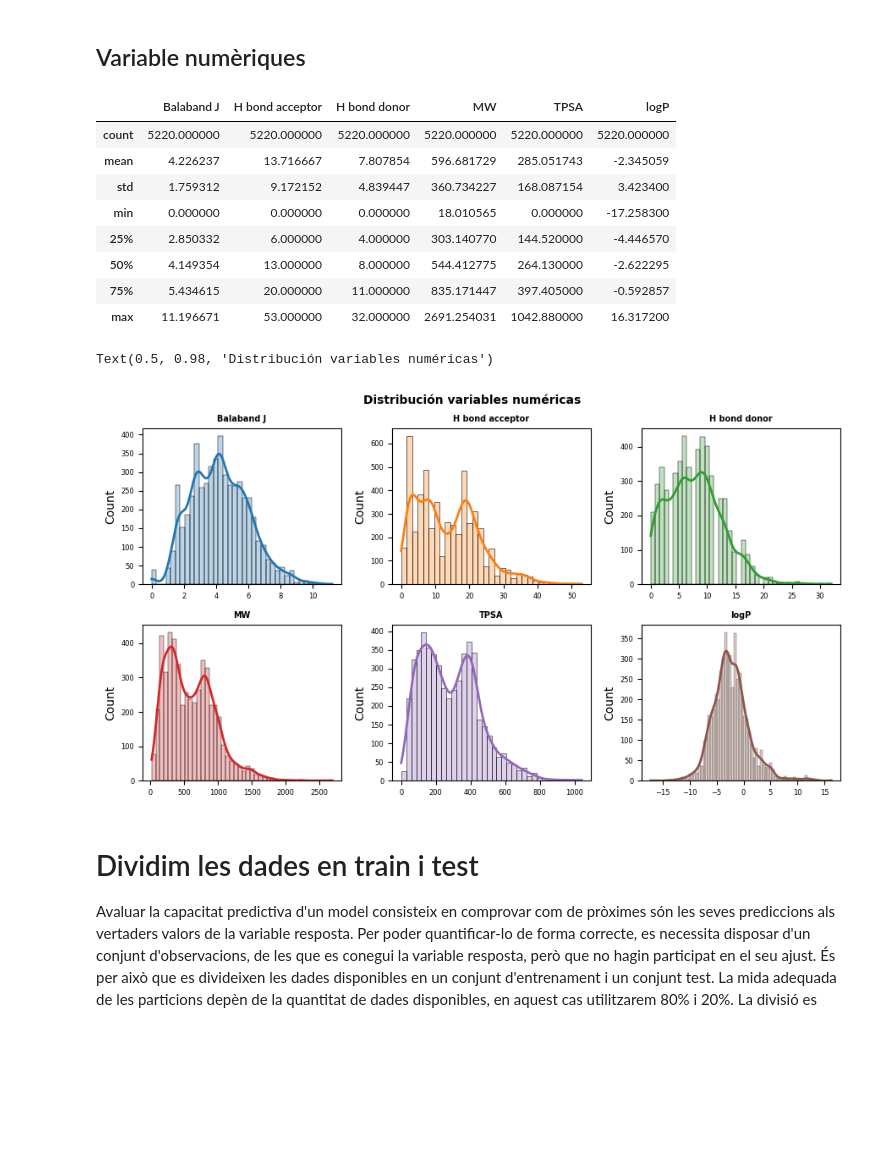
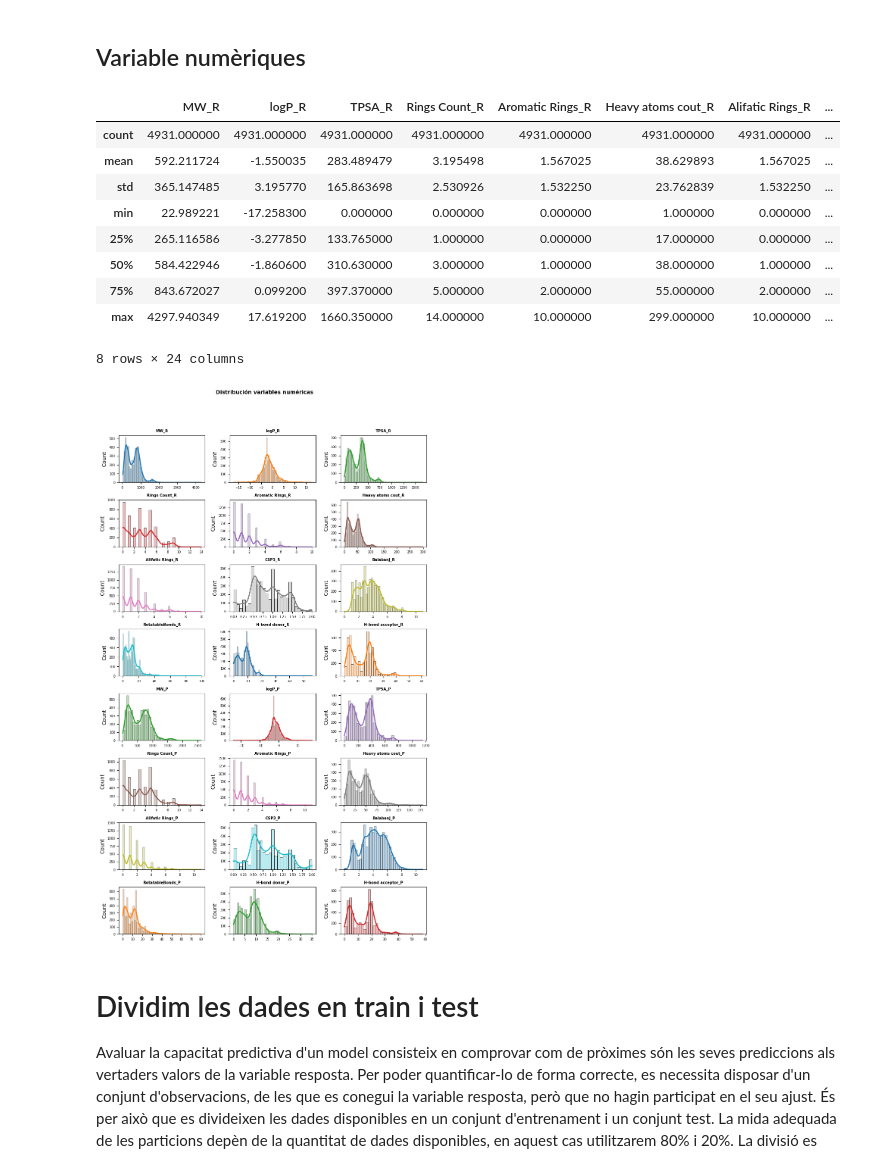
Before and after one commit to AnnaCanoRifa/EC_TFM, a Jupyter notebook: ML.ipynb, the cells around one changed output. Saved outputs shown, nothing was run; the diff lists cells and outputs as text; code cells hidden in the pictures; blank space fills up the shorter version.

```diff
--- a/ML.ipynb
+++ b/ML.ipynb
@@ -67,5 +63,5 @@ Abans d'entrenar un model predictiu, és molt important realitzar una eploració
 # %%
-input="data/RF.csv"
+input="data/datasetEC.csv"
 df = pd.read_csv(input, sep=",")
 df.head(4)
 # %% [output]
@@ -130,46 +139,47 @@ plot = df['ECNumber'].value_counts().plot(kind='pie', autopct='%.2f',
 # Variables numéricas
 df.select_dtypes(include=['float64']).describe()
 # %% [output]
-|  | Balaband J | H bond acceptor | H bond donor | MW | TPSA | logP |
-| count | 5220.000000 | 5220.000000 | 5220.000000 | 5220.000000 | 5220.000000 | 5220.000000 |
-| mean | 4.226237 | 13.716667 | 7.807854 | 596.681729 | 285.051743 | -2.345059 |
-| std | 1.759312 | 9.172152 | 4.839447 | 360.734227 | 168.087154 | 3.423400 |
-| min | 0.000000 | 0.000000 | 0.000000 | 18.010565 | 0.000000 | -17.258300 |
-| 25% | 2.850332 | 6.000000 | 4.000000 | 303.140770 | 144.520000 | -4.446570 |
-| 50% | 4.149354 | 13.000000 | 8.000000 | 544.412775 | 264.130000 | -2.622295 |
-| 75% | 5.434615 | 20.000000 | 11.000000 | 835.171447 | 397.405000 | -0.592857 |
-| max | 11.196671 | 53.000000 | 32.000000 | 2691.254031 | 1042.880000 | 16.317200 |
+|  | MW_R | logP_R | TPSA_R | Rings Count_R | Aromatic Rings_R | Heavy atoms cout_R | Alifatic Rings_R | ... |
+| count | 4931.000000 | 4931.000000 | 4931.000000 | 4931.000000 | 4931.000000 | 4931.000000 | 4931.000000 | ... |
+| mean | 592.211724 | -1.550035 | 283.489479 | 3.195498 | 1.567025 | 38.629893 | 1.567025 | ... |
+| std | 365.147485 | 3.195770 | 165.863698 | 2.530926 | 1.532250 | 23.762839 | 1.532250 | ... |
+| min | 22.989221 | -17.258300 | 0.000000 | 0.000000 | 0.000000 | 1.000000 | 0.000000 | ... |
+| 25% | 265.116586 | -3.277850 | 133.765000 | 1.000000 | 0.000000 | 17.000000 | 0.000000 | ... |
+| 50% | 584.422946 | -1.860600 | 310.630000 | 3.000000 | 1.000000 | 38.000000 | 1.000000 | ... |
+| 75% | 843.672027 | 0.099200 | 397.370000 | 5.000000 | 2.000000 | 55.000000 | 2.000000 | ... |
+| max | 4297.940349 | 17.619200 | 1660.350000 | 14.000000 | 10.000000 | 299.000000 | 10.000000 | ... |
+8 rows × 24 columns
 # %%
-# Grafic de distribució per cada variable numèrica.
 import seaborn as sns
+import matplotlib.pyplot as plt
 
 # Ajustar número de subplots en función del número de columnas
-fig, axes = plt.subplots(nrows=2, ncols=3, figsize=(9, 5))
+fig, axes = plt.subplots(nrows=8, ncols=3, figsize=(9, 15))
 axes = axes.flat
 columnas_numeric = df.select_dtypes(include=['float64']).columns
 
-for i, colum in enumerate(columnas_numeric):
+for i, column in enumerate(columnas_numeric):
     sns.histplot(
         data     = df,
-        x        = colum,
+        x        = column,
         stat     = "count",
         kde      = True,
-        color    = (list(plt.rcParams['axes.prop_cycle'])*2)[i]["color"],
+        color    = (list(plt.rcParams['axes.prop_cycle'])*4)[i]["color"],
         line_kws = {'linewidth': 2},
         alpha    = 0.3,
         ax       = axes[i]
     )
-    axes[i].set_title(colum, fontsize = 7, fontweight = "bold")
-    axes[i].tick_params(labelsize = 6)
+    axes[i].set_title(column, fontsize=7, fontweight="bold")
+    axes[i].tick_params(labelsize=6)
     axes[i].set_xlabel("")
 
+fig.tight_layout()
+plt.subplots_adjust(top=0.9)
+fig.suptitle('Distribución variables numéricas', fontsize=10, fontweight="bold")
 
-fig.tight_layout()
-plt.subplots_adjust(top = 0.9)
-fig.suptitle('Distribución variables numéricas', fontsize = 10, fontweight = "bold")
+plt.show()
 # %% [output]
-Text(0.5, 0.98, 'Distribución variables numéricas')
-[figure, old version]
+[figure, new version]
 # %% [markdown]
 # Dividim les dades en train i test
 
```
Also changed, not shown: parts of 25 cells of this notebook.
